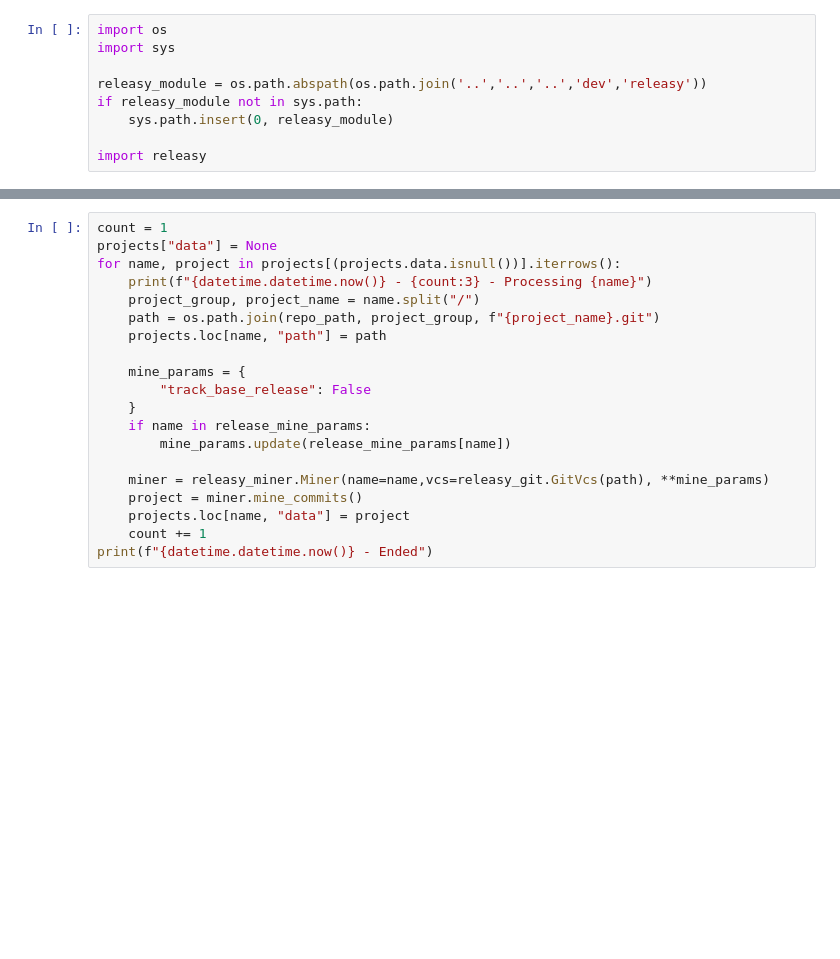
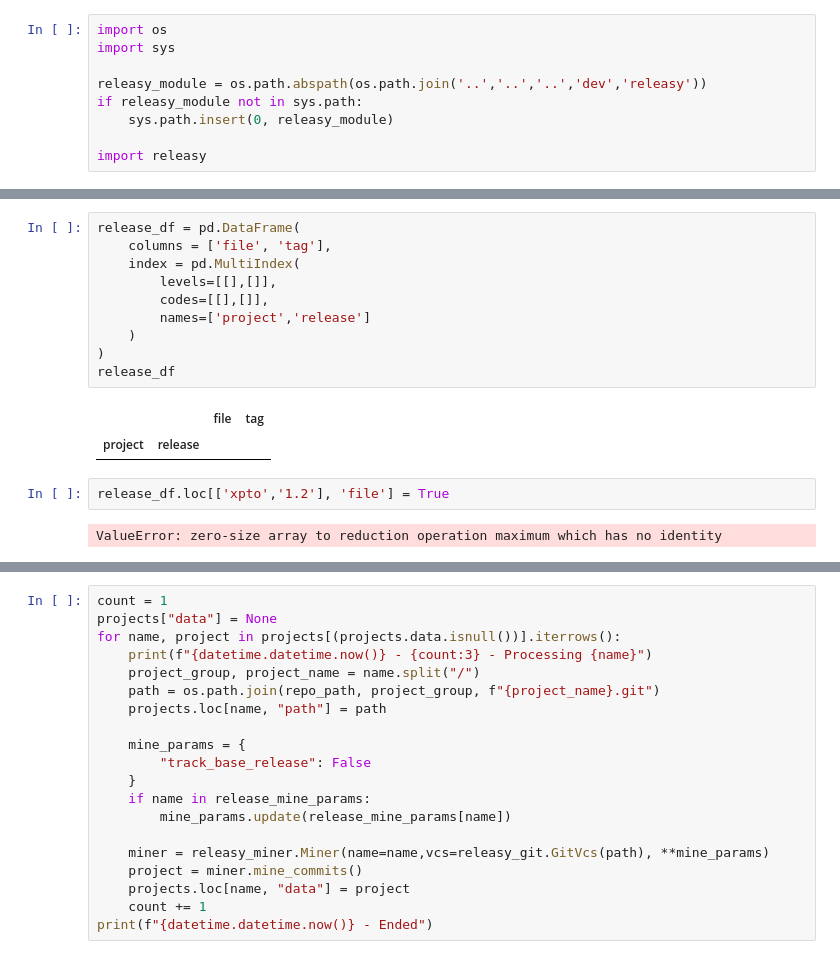
Before and after one commit to gems-uff/release-mining, a Jupyter notebook: rq1.ipynb, the cells around one changed output, grey strips where cells are left out. Drawn from its saved outputs; the diff is of its cells as text; blank space fills up the shorter version.

```diff
--- a/rq1.ipynb
+++ b/rq1.ipynb
@@ -59,0 +45,17 @@ project_df
+# %%
+release_df = pd.DataFrame(
+    columns = ['file', 'tag'],
+    index = pd.MultiIndex(
+        levels=[[],[]],
+        codes=[[],[]],
+        names=['project','release']
+    )
+)
+release_df
+# %% [output]
+|  |  | file | tag |
+| project | release |  |  |
+# %%
+release_df.loc[['xpto','1.2'], 'file'] = True
+# %% [output]
+ValueError: zero-size array to reduction operation maximum which has no identity
```
Also changed, not shown: parts of 32 cells of this notebook, 3 other files.
